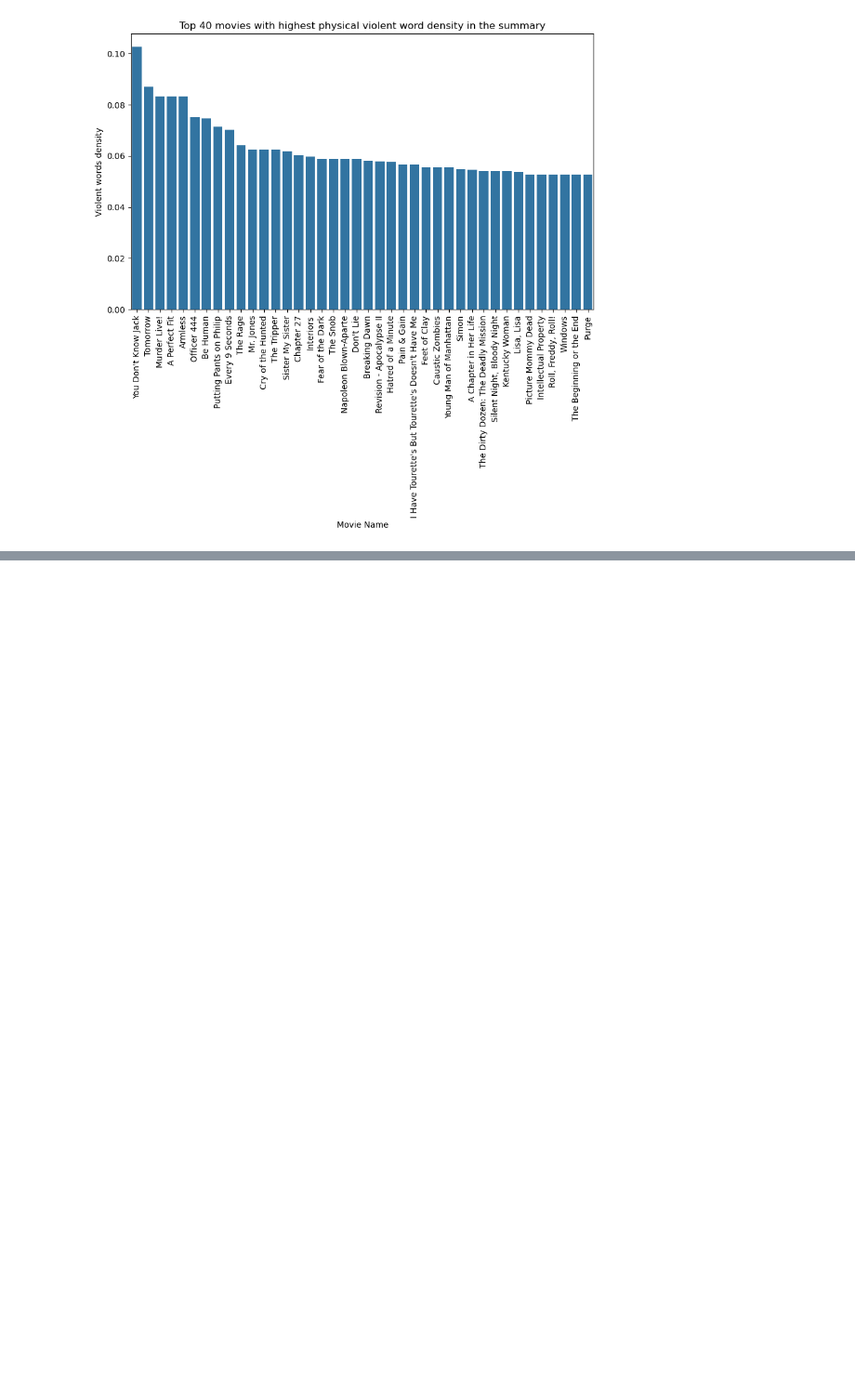
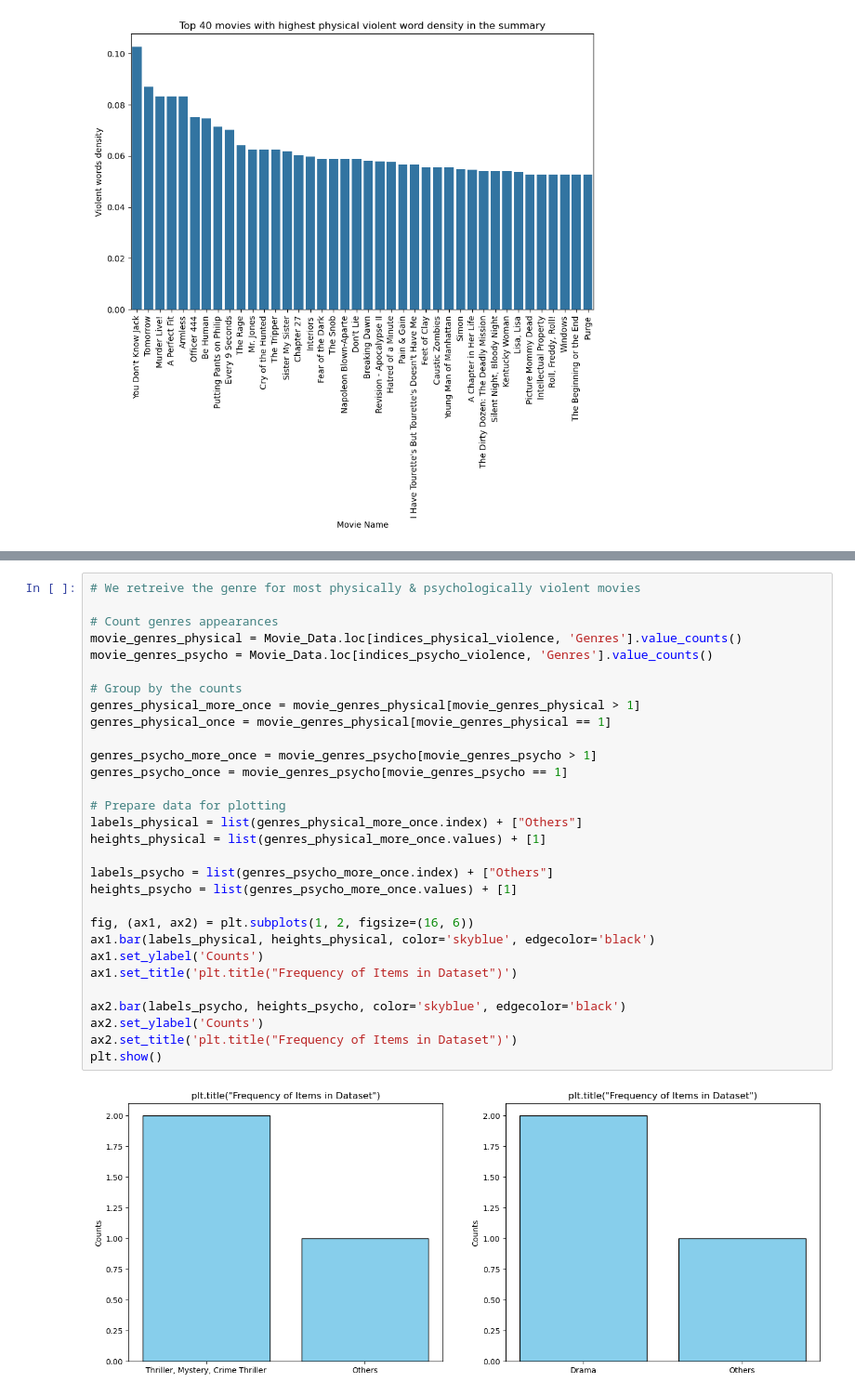
Before and after one commit to epfl-ada/ada-2024-project-alligatorsdontapologize24, a Jupyter notebook: results.ipynb, the cells around one changed output, grey strips where cells are left out. Shown at 93% size. Drawn from its saved outputs; the diff is of its cells as text; blank space fills up the shorter version.

```diff
--- a/results.ipynb
+++ b/results.ipynb
@@ -949,0 +894,32 @@ Name: count, dtype: int64
+# %%
+# We retreive the genre for most physically & psychologically violent movies
+
+# Count genres appearances
+movie_genres_physical = Movie_Data.loc[indices_physical_violence, 'Genres'].value_counts()
+movie_genres_psycho = Movie_Data.loc[indices_psycho_violence, 'Genres'].value_counts()
+
+# Group by the counts
+genres_physical_more_once = movie_genres_physical[movie_genres_physical > 1]
+genres_physical_once = movie_genres_physical[movie_genres_physical == 1]
+
+genres_psycho_more_once = movie_genres_psycho[movie_genres_psycho > 1]
+genres_psycho_once = movie_genres_psycho[movie_genres_psycho == 1]
+
+# Prepare data for plotting
+labels_physical = list(genres_physical_more_once.index) + ["Others"]
+heights_physical = list(genres_physical_more_once.values) + [1]
+
+labels_psycho = list(genres_psycho_more_once.index) + ["Others"]
+heights_psycho = list(genres_psycho_more_once.values) + [1]
+
+fig, (ax1, ax2) = plt.subplots(1, 2, figsize=(16, 6))
+ax1.bar(labels_physical, heights_physical, color='skyblue', edgecolor='black')
+ax1.set_ylabel('Counts')
+ax1.set_title('plt.title("Frequency of Items in Dataset")')
+
+ax2.bar(labels_psycho, heights_psycho, color='skyblue', edgecolor='black')
+ax2.set_ylabel('Counts')
+ax2.set_title('plt.title("Frequency of Items in Dataset")')
+plt.show()
+# %% [output]
+[figure, added]
```
Also changed, not shown: parts of 1 cell of this notebook.
